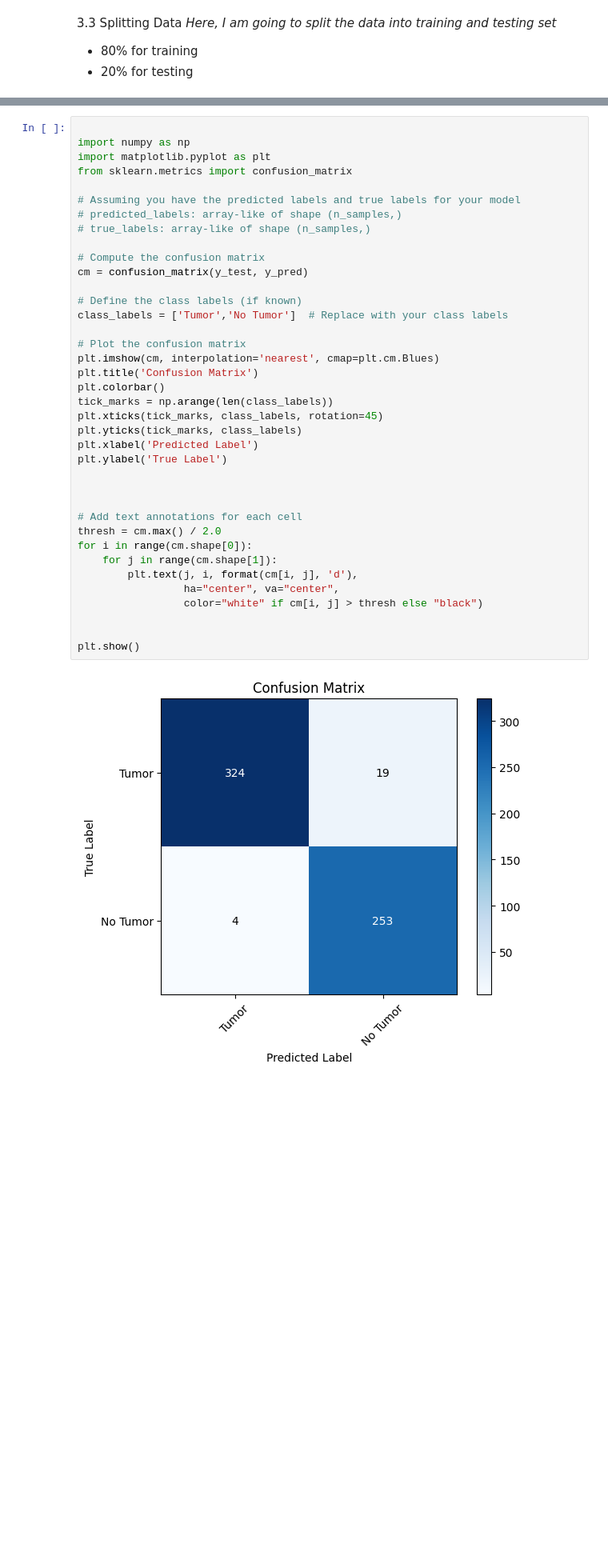
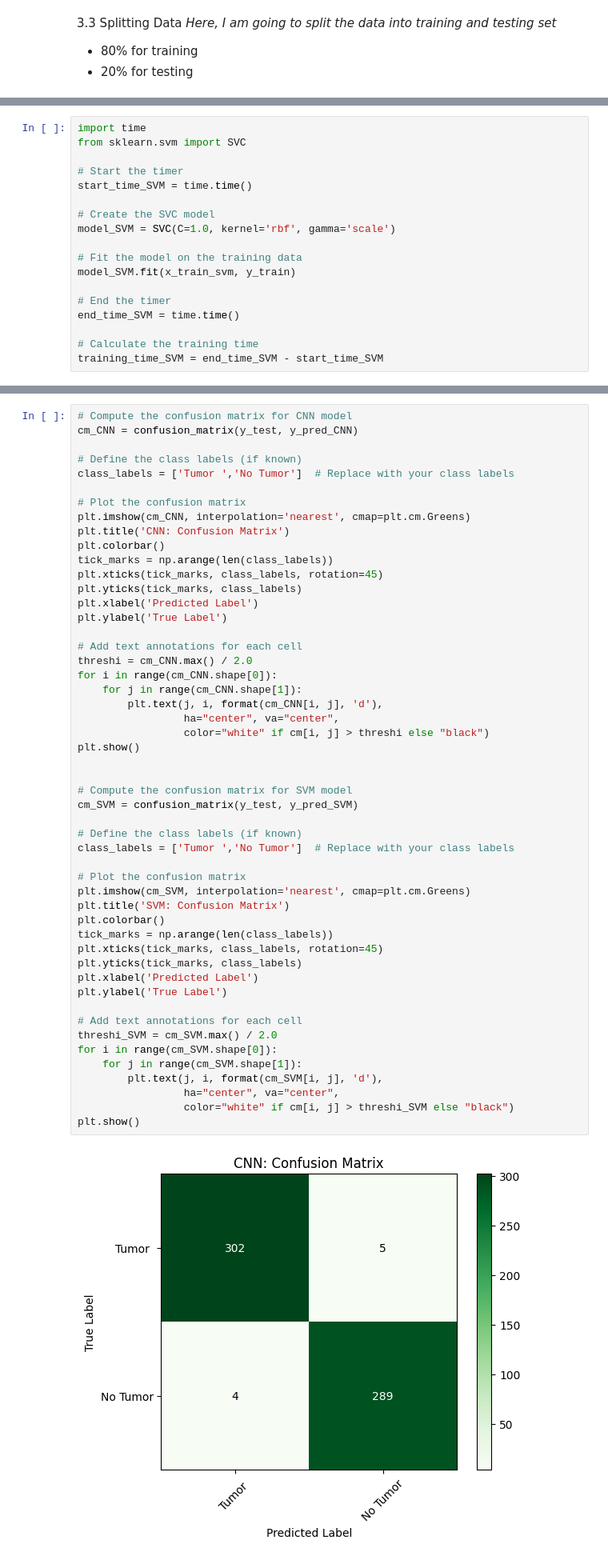
Before and after one commit to Brafamous/Brain-Tumor-Detection, a Jupyter notebook: BTD_Training.ipynb, the cells around one changed output, grey strips where cells are left out. Shown at 80% size. Cells and saved outputs as stored; diff of their text form; blank space fills up the shorter version.

Commit message:
added confusion matrix plot

```diff
--- a/BTD_Training.ipynb
+++ b/BTD_Training.ipynb
@@ -258,0 +293,18 @@ None
+# %%
+import time
+from sklearn.svm import SVC
+
+# Start the timer
+start_time_SVM = time.time()
+
+# Create the SVC model
+model_SVM = SVC(C=1.0, kernel='rbf', gamma='scale')
+
+# Fit the model on the training data
+model_SVM.fit(x_train_svm, y_train)
+
+# End the timer
+end_time_SVM = time.time()
+
+# Calculate the training time
+training_time_SVM = end_time_SVM - start_time_SVM
@@ -295,40 +387,53 @@ plt.show()
 # %%
-
-import numpy as np
-import matplotlib.pyplot as plt
-from sklearn.metrics import confusion_matrix
-
-# Assuming you have the predicted labels and true labels for your model
-# predicted_labels: array-like of shape (n_samples,)
-# true_labels: array-like of shape (n_samples,)
-
-# Compute the confusion matrix
-cm = confusion_matrix(y_test, y_pred)
+# Compute the confusion matrix for CNN model
+cm_CNN = confusion_matrix(y_test, y_pred_CNN)
 
 # Define the class labels (if known)
-class_labels = ['Tumor','No Tumor']  # Replace with your class labels
+class_labels = ['Tumor ','No Tumor']  # Replace with your class labels
 
 # Plot the confusion matrix
-plt.imshow(cm, interpolation='nearest', cmap=plt.cm.Blues)
-plt.title('Confusion Matrix')
+plt.imshow(cm_CNN, interpolation='nearest', cmap=plt.cm.Greens)
+plt.title('CNN: Confusion Matrix')
 plt.colorbar()
 tick_marks = np.arange(len(class_labels))
 plt.xticks(tick_marks, class_labels, rotation=45)
 plt.yticks(tick_marks, class_labels)
 plt.xlabel('Predicted Label')
 plt.ylabel('True Label')
 
+# Add text annotations for each cell
+threshi = cm_CNN.max() / 2.0
+for i in range(cm_CNN.shape[0]):
+    for j in range(cm_CNN.shape[1]):
+        plt.text(j, i, format(cm_CNN[i, j], 'd'),
+                 ha="center", va="center",
+                 color="white" if cm[i, j] > threshi else "black")
+plt.show()
 
 
+# Compute the confusion matrix for SVM model
+cm_SVM = confusion_matrix(y_test, y_pred_SVM)
+
+# Define the class labels (if known)
+class_labels = ['Tumor ','No Tumor']  # Replace with your class labels
+
+# Plot the confusion matrix
+plt.imshow(cm_SVM, interpolation='nearest', cmap=plt.cm.Greens)
+plt.title('SVM: Confusion Matrix')
+plt.colorbar()
+tick_marks = np.arange(len(class_labels))
+plt.xticks(tick_marks, class_labels, rotation=45)
+plt.yticks(tick_marks, class_labels)
+plt.xlabel('Predicted Label')
+plt.ylabel('True Label')
+
 # Add text annotations for each cell
-thresh = cm.max() / 2.0
-for i in range(cm.shape[0]):
-    for j in range(cm.shape[1]):
-        plt.text(j, i, format(cm[i, j], 'd'),
+threshi_SVM = cm_SVM.max() / 2.0
+for i in range(cm_SVM.shape[0]):
+    for j in range(cm_SVM.shape[1]):
+        plt.text(j, i, format(cm_SVM[i, j], 'd'),
                  ha="center", va="center",
-                 color="white" if cm[i, j] > thresh else "black")
-
-
+                 color="white" if cm[i, j] > threshi_SVM else "black")
 plt.show()
 # %% [output]
-[figure, old version]
+[figure, new version]
```
Also changed, not shown: parts of 25 cells of this notebook, 5 other files.
